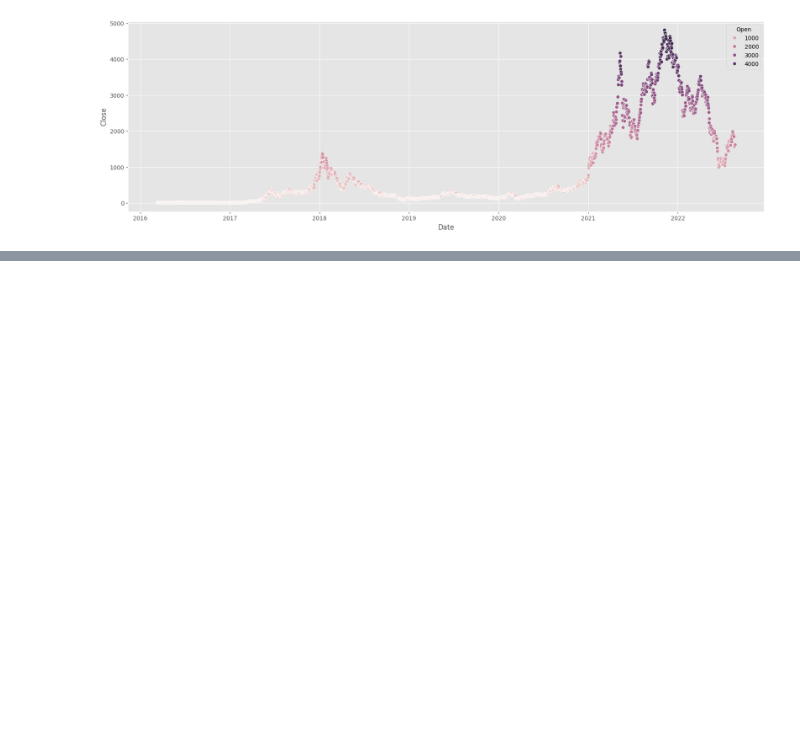
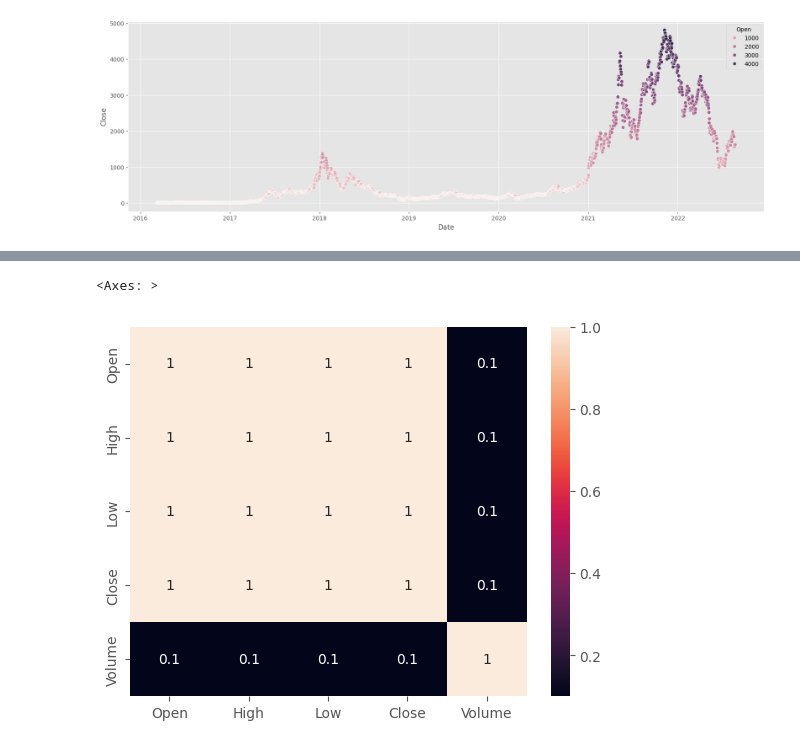
Before and after one commit to kaan4dev/cryptoAnalysis, a Jupyter notebook: coins.ipynb, the cells around one changed output, grey strips where cells are left out. Cells and saved outputs as stored; diff of their text form; code cells hidden in the pictures; blank space fills up the shorter version.

```diff
--- a/coins.ipynb
+++ b/coins.ipynb
@@ -166,0 +173,4 @@ plt.show()
+# %%
+df_corelations = df[['Open', 'High', 'Low', 'Close', 'Volume']].corr()
+
+df_corelations
@@ -166,0 +184,5 @@ plt.show()
+# %%
+sns.heatmap(df_corelations, annot=True)
+# %% [output]
+<Axes: >
+[figure, added]
```
Also changed, not shown: parts of 6 cells of this notebook, 5 other files.
